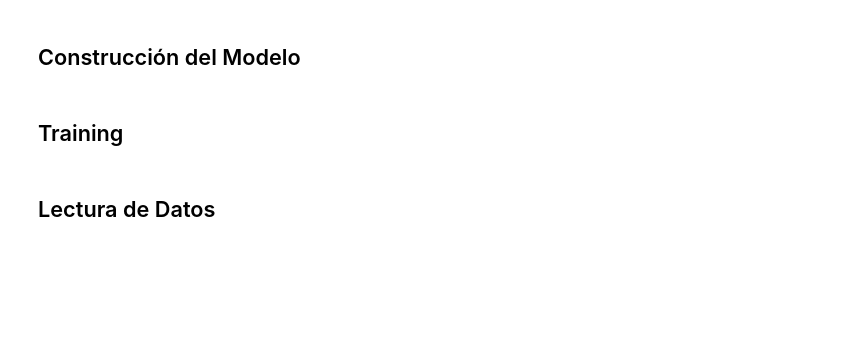
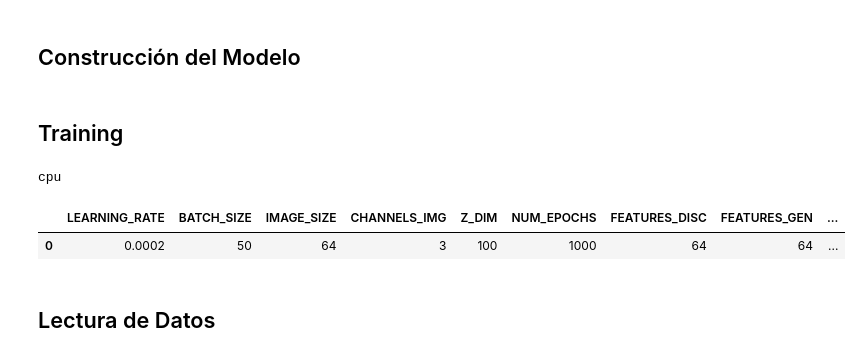
Before and after one commit to Racoo203/GANs, a Jupyter notebook: Monet.ipynb, the cells around one changed output. Drawn from its saved outputs; the diff is of its cells as text; code cells hidden in the pictures; blank space fills up the shorter version.

```diff
--- a/Monet.ipynb
+++ b/Monet.ipynb
@@ -99,15 +99,23 @@ def test():
 # %%
 # HYPERPARAMETERS
 device = torch.device("cuda" if torch.cuda.is_available() else "cpu")
+print(device)
+
+hyperparams = pd.read_csv('hyperparameters.csv')
+display(hyperparams)
 
 LEARNING_RATE = 2e-4
 BATCH_SIZE = 50
 IMAGE_SIZE = 64
 CHANNELS_IMG = 3
 Z_DIM = 100
-NUM_EPOCHS = 100
+NUM_EPOCHS = 1000
 FEATURES_DISC = 64
 FEATURES_GEN = 64
+# %% [output]
+cpu
+|  | LEARNING_RATE | BATCH_SIZE | IMAGE_SIZE | CHANNELS_IMG | Z_DIM | NUM_EPOCHS | FEATURES_DISC | FEATURES_GEN | ... |
+| 0 | 0.0002 | 50 | 64 | 3 | 100 | 1000 | 64 | 64 | ... |
 # %% [markdown]
 ## Lectura de Datos
 # %%
```
Also changed, not shown: parts of 2 cells of this notebook, 41 other files.
